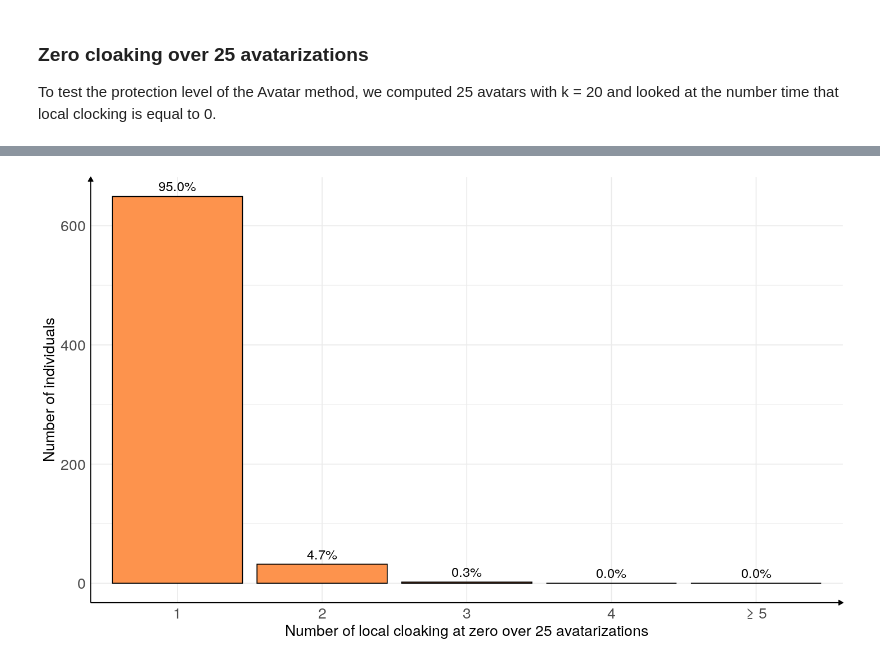
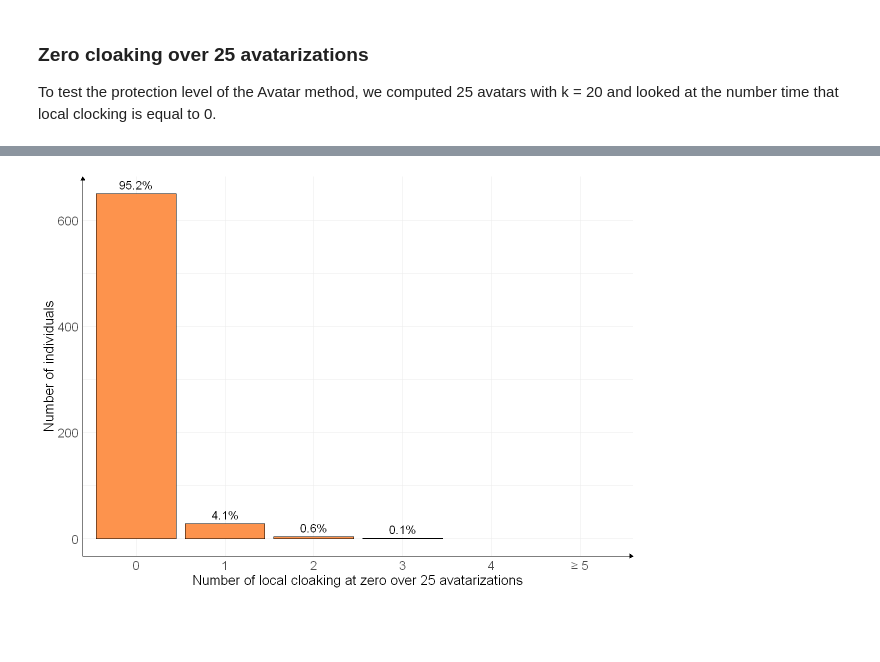
Before and after one commit to octopize/avatar-paper, a Jupyter notebook: notebooks/final_figure/messageAB_WBCD.ipynb, the cells around one changed output, grey strips where cells are left out. Saved outputs shown, nothing was run; the diff lists cells and outputs as text; code cells hidden in the pictures; blank space fills up the shorter version.

```diff
--- a/notebooks/final_figure/messageAB_WBCD.ipynb
+++ b/notebooks/final_figure/messageAB_WBCD.ipynb
@@ -65,3 +69,8 @@ data$Class <- as_factor(data$Class)
+# %%
+axis_title_size <- 16
+axis_text_size <- 15
+legend_text_size <- 16
+legend_title_size <- 16
 # %% [markdown]
 ## FAMD projection
 
@@ -245,23 +224,27 @@ count_local_cloaking
+# %%
+df_local_cloaking_k2_LC0 <- as.data.frame(table(rowSums(df_local_cloaking_k2 == 0)))
+df_local_cloaking_k2_LC0["Freq2"] <- paste0(formatC(df_local_cloaking_k2_LC0$Freq/sum(df_local_cloaking_k2_LC0$Freq)*100, format = "f", digits = 1), "%")
 # %%
-options(repr.plot.width = 12, repr.plot.height = 7)
-plot = ggplot(count_local_cloaking, aes(x = Var1, y = Freq)) +
+options(repr.plot.width = 10, repr.plot.height = 7)
+plot <- ggplot(df_local_cloaking_k2_LC0, aes(x = Var1, y = Freq)) +
     # histogram
     geom_bar(fill = colors["original", "color"], colour = "black", show.legend = FALSE, stat = "identity") +
     # adding percentage as text on each bar
-    geom_text(aes(label = sprintf('%.1f%%', after_stat(count_local_cloaking$Freq / sum(count_local_cloaking$Freq) * 100))),
+    geom_text(aes(label = sprintf('%.1f%%', after_stat(df_local_cloaking_k2_LC0$Freq / sum(df_local_cloaking_k2_LC0$Freq) * 100))),
               vjust = -0.5, size = 5) +
     # axis and theme
     ylab("Number of individuals") +
     xlab("Number of local cloaking at zero over 25 avatarizations") +
     theme_minimal() +
-    theme(axis.title = element_text(size = 16, family = "sans"),
-          axis.text = element_text(size = 16, family = "sans"),
+    theme(axis.title = element_text(size = axis_title_size, family = "sans"),
+          axis.text = element_text(size = axis_text_size, family = "sans"),
           axis.line = element_line(colour = "black",
                                    size = 0.5,
                                    linetype = "solid",
-                                   arrow = arrow(type = 'closed', length = unit(5,'pt'))))
+                                   arrow = arrow(type = 'closed', length = unit(5,'pt')))) +
+    scale_x_discrete(breaks = c("0", "1", "2", "3", "4", "\U2265 5"), limits = c("0", "1", "2", "3", "4", "\U2265 5"))
 plot
 
-ggsave(file="../../figure/WBCD_zeroCloaking_percentage.svg", plot=plot, width=10, height=7, dpi = 320)
+#ggsave(file="../../figure/WBCD_zeroCloaking_percentage.svg", plot=plot, width=10, height=7, dpi = 320)
 # %% [output]
-[figure, old version]
+[figure, new version]
```
Also changed, not shown: parts of 8 cells of this notebook.
